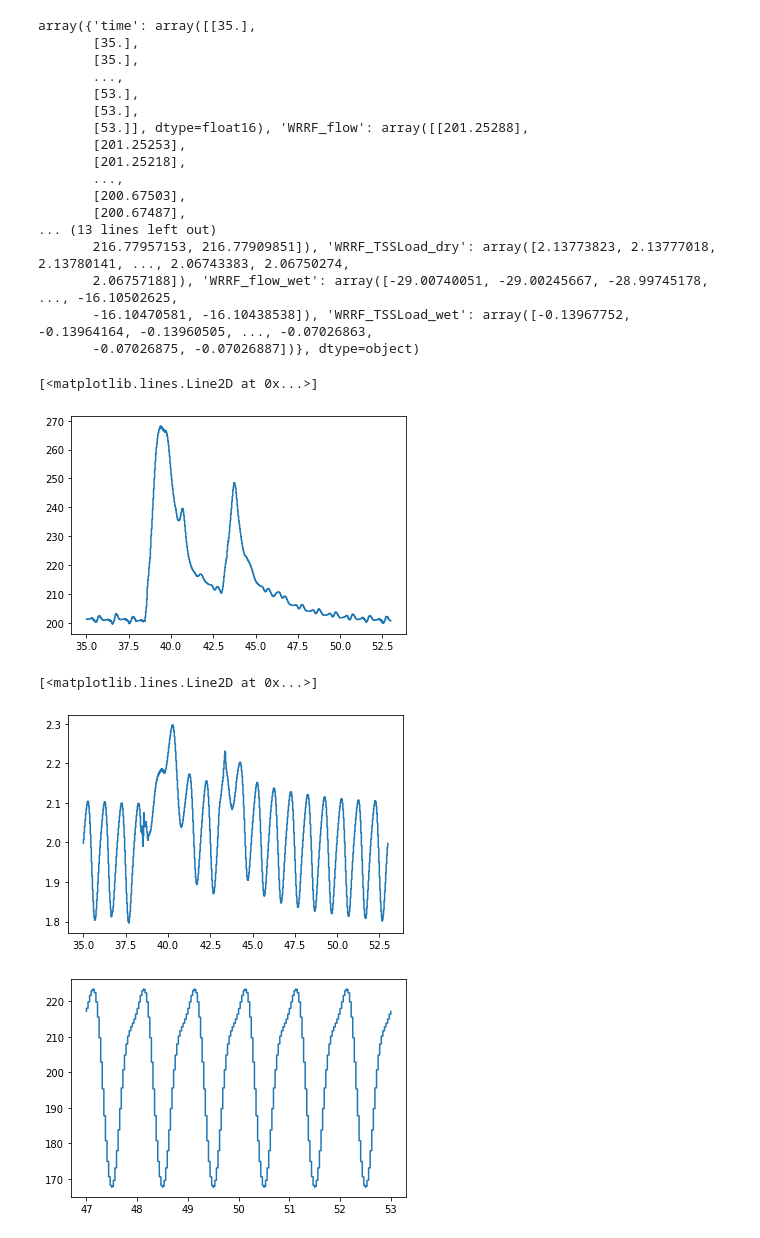
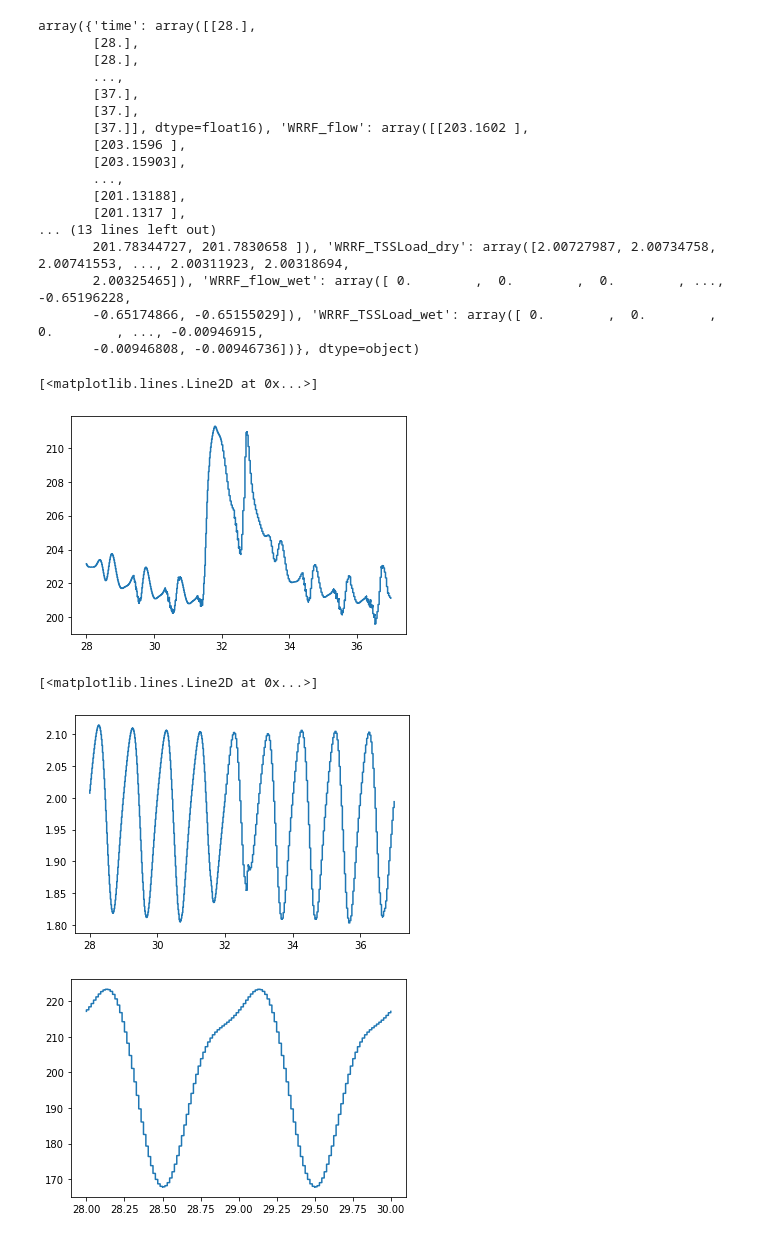
Before and after one commit to stroutm/sewerWRRF, a Jupyter notebook: SumoPythonPractice/Scaleinflow_sewerWRRF.ipynb, the cells around one changed output. Drawn from its saved outputs; the diff is of its cells as text; code cells hidden in the pictures.

Commit message:
Isolated another storm event from LBC results

```diff
--- a/SumoPythonPractice/Scaleinflow_sewerWRRF.ipynb
+++ b/SumoPythonPractice/Scaleinflow_sewerWRRF.ipynb
@@ -8,8 +8,8 @@ import matplotlib.pyplot as plt
 # WRRF flow is in units of cubic feet/sec
 # WRRF TSS load is in units of lb/sec
 # WRRF TSS concentration is in units of mg/L
-storm_nocontrol = np.load('../data/storm2.npy', allow_pickle=True)
-storm_control = np.load('../data/storm2_control_both.npy', allow_pickle=True)
+storm_nocontrol = np.load('../data/storm3.npy', allow_pickle=True)
+storm_control = np.load('../data/storm3_control_both.npy', allow_pickle=True)
 
 # 0 if saving no control results; 1 if saving control results
 save = 1
@@ -22,50 +22,50 @@ else:
     file_c = 'c'
 
 # File name for influent tsv
-w_influentTSV = 'C:/Users/Sara/Desktop/sewerWRRF/data/storm2_'+file_c+'_influent.tsv'
+w_influentTSV = 'C:/Users/Sara/Desktop/sewerWRRF/data/storm3_'+file_c+'_influent.tsv'
 # %%
 # Check storm event data contents
 storm
 # %% [output]
-array({'time': array([[35.],
-       [35.],
-       [35.],
+array({'time': array([[28.],
+       [28.],
+       [28.],
        ...,
-       [53.],
-       [53.],
-       [53.]], dtype=float16), 'WRRF_flow': array([[201.25288],
-       [201.25253],
-       [201.25218],
+       [37.],
+       [37.],
+       [37.]], dtype=float16), 'WRRF_flow': array([[203.1602 ],
+       [203.1596 ],
+       [203.15903],
        ...,
-       [200.67503],
-       [200.67487],
+       [201.13188],
+       [201.1317 ],
 ... (13 lines left out)
-       216.77957153, 216.77909851]), 'WRRF_TSSLoad_dry': array([2.13773823, 2.13777018, 2.13780141, ..., 2.06743383, 2.06750274,
-       2.06757188]), 'WRRF_flow_wet': array([-29.00740051, -29.00245667, -28.99745178, ..., -16.10502625,
-       -16.10470581, -16.10438538]), 'WRRF_TSSLoad_wet': array([-0.13967752, -0.13964164, -0.13960505, ..., -0.07026863,
-       -0.07026875, -0.07026887])}, dtype=object)
+       201.78344727, 201.7830658 ]), 'WRRF_TSSLoad_dry': array([2.00727987, 2.00734758, 2.00741553, ..., 2.00311923, 2.00318694,
+       2.00325465]), 'WRRF_flow_wet': array([ 0.        ,  0.        ,  0.        , ..., -0.65196228,
+       -0.65174866, -0.65155029]), 'WRRF_TSSLoad_wet': array([ 0.        ,  0.        ,  0.        , ..., -0.00946915,
+       -0.00946808, -0.00946736])}, dtype=object)
 # %%
 # Flow in sewer subsection (only)
 plt.plot(storm.item().get('time'),storm.item().get('WRRF_flow'))
 # %% [output]
 [<matplotlib.lines.Line2D at 0x...>]
-[figure, old version]
+[figure, new version]
 # %%
 # TSS load in sewer subsection (only)
 plt.plot(storm.item().get('time'),storm.item().get('WRRF_TSSLoad'))
 # %% [output]
 [<matplotlib.lines.Line2D at 0x...>]
-[figure, old version]
+[figure, new version]
 # %%
 # Plot section that is dry-weather only
 # Will average over this section to get dry-weather average value
-dw_start = 12*24*60*60/10
-dw_end = -1
+dw_start = 0*24*60*60/10
+dw_end = 2*24*60*60/10 #-1
 plt.plot(storm_nocontrol.item().get('time')[int(dw_start):int(dw_end)],storm_nocontrol.item().get('WRRF_flow')[int(dw_start):int(dw_end)])
 
 seweroutflow = np.mean(storm_nocontrol.item().get('WRRF_flow')[int(dw_start):int(dw_end)])
 # %% [output]
-[figure, old version]
+[figure, new version]
 # %%
 # Using ./data/flowPrecip.xlsx average dry-weather WRRF inflow is about 520.30 Mgal/d (1.9695 Mm3/d)
 ### OLD Average WRRF inflow is 2,788,860 m3/d
```
Also changed, not shown: parts of 6 cells of this notebook, 1 other file.
